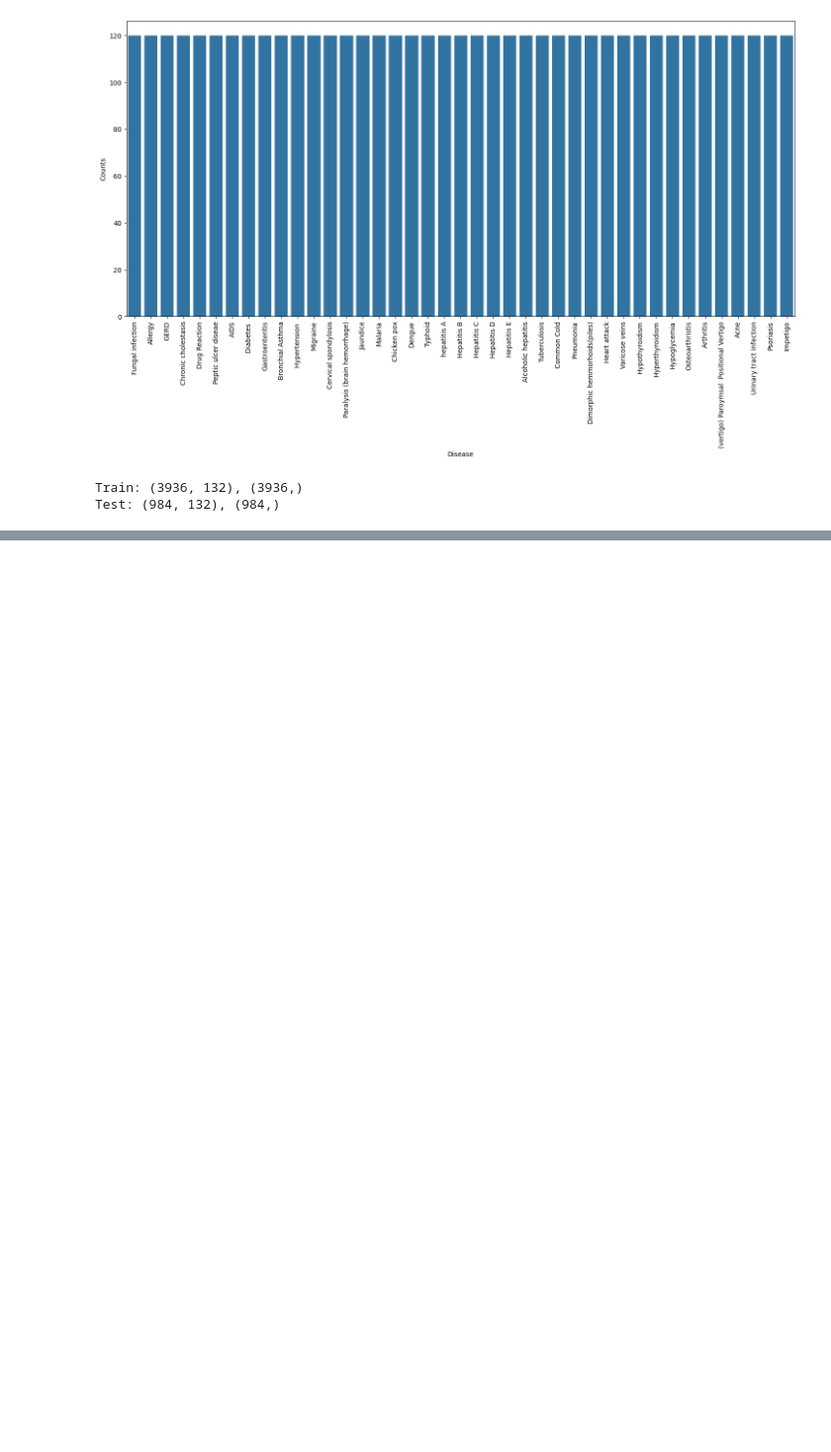
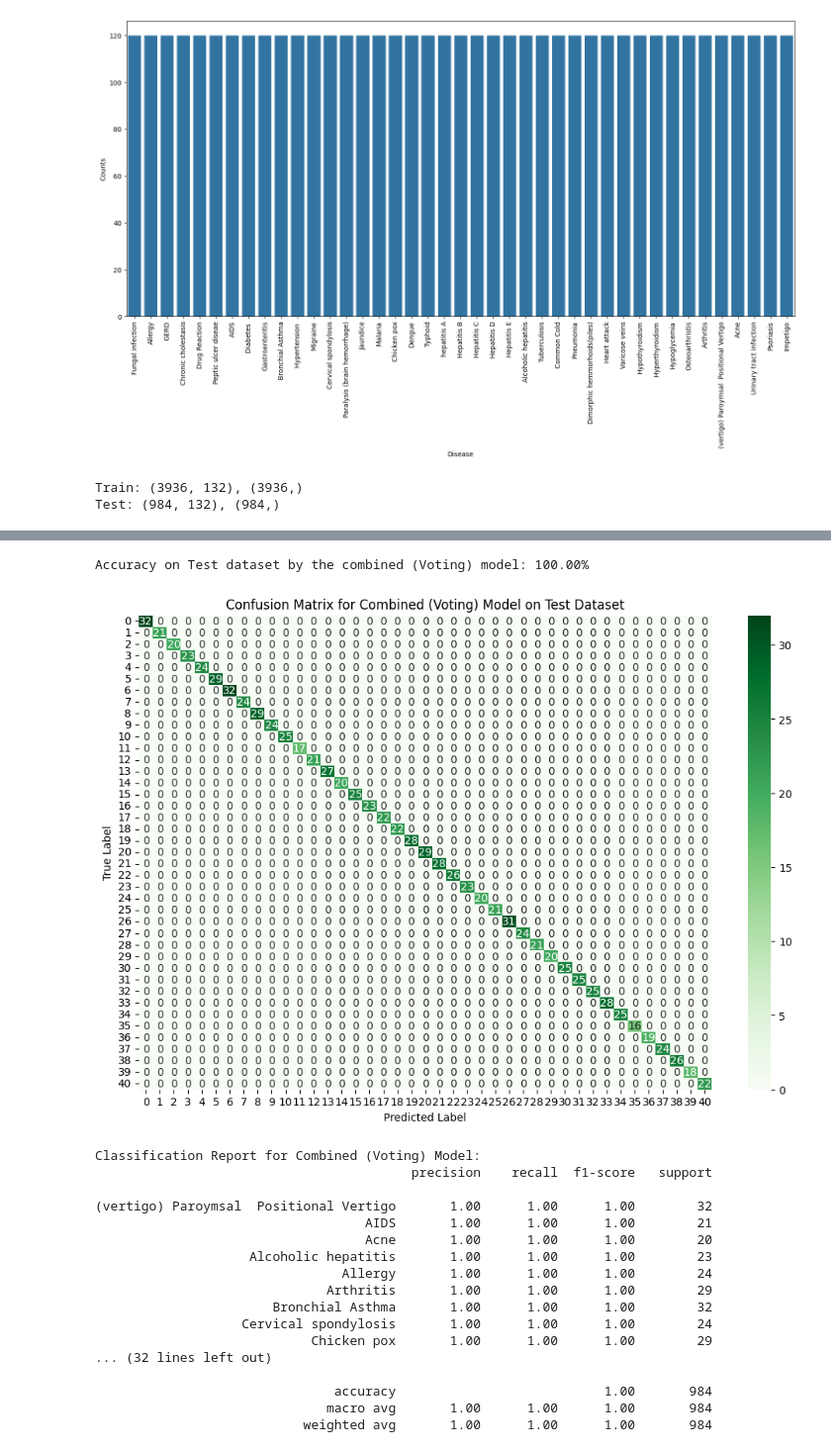
Before and after one commit to Sudhanshu-Ambastha/Multiple-Disease-Prediction-Bot, a Jupyter notebook: Multiple_Disease_prediction_.ipynb, the cells around one changed output, grey strips where cells are left out. Shown: that part at 99% size. Cells and saved outputs as stored; diff of their text form; code cells hidden in the pictures; blank space fills up the shorter version.

```diff
--- a/Multiple_Disease_prediction_.ipynb
+++ b/Multiple_Disease_prediction_.ipynb
@@ -181,0 +104,63 @@ Accuracy on Test dataset by the combined model: 100.0
+# %%
+# Training the final models on the entire training data
+final_svm_model = SVC(probability=True)
+final_nb_model = GaussianNB()
+final_rf_model = RandomForestClassifier(random_state=18)
+final_lr_model = LogisticRegression(random_state=18, solver='liblinear', multi_class='ovr')
+final_dt_model = DecisionTreeClassifier(random_state=18)
+final_knn_model = KNeighborsClassifier()
+final_gb_model = GradientBoostingClassifier(random_state=18)
+final_ab_model = AdaBoostClassifier(random_state=18)
+
+final_svm_model.fit(X, y)
+final_nb_model.fit(X, y)
+final_rf_model.fit(X, y)
+final_lr_model.fit(X, y)
+final_dt_model.fit(X, y)
+final_knn_model.fit(X, y)
+final_gb_model.fit(X, y)
+final_ab_model.fit(X, y)
+
+# Making prediction by taking mode of predictions
+# made by all the classifiers on the test set
+svm_preds = final_svm_model.predict(X_test)
+nb_preds = final_nb_model.predict(X_test)
+rf_preds = final_rf_model.predict(X_test)
+lr_preds = final_lr_model.predict(X_test)
+dt_preds = final_dt_model.predict(X_test)
+knn_preds = final_knn_model.predict(X_test)
+gb_preds = final_gb_model.predict(X_test)
+ab_preds = final_ab_model.predict(X_test)
+
+final_preds = [mode([i, j, k, l, m, n, o, p])[0] for i, j, k, l, m, n, o, p in zip(svm_preds, nb_preds, rf_preds, lr_preds, dt_preds, knn_preds, gb_preds, ab_preds)]
+# %%
+print(f"\nAccuracy on Test dataset by the combined (Voting) model: {accuracy_score(y_test, final_preds) * 100:.2f}%")
+
+cf_matrix = confusion_matrix(y_test, final_preds)
+plt.figure(figsize=(12, 8))
+sns.heatmap(cf_matrix, annot=True, fmt="d", cmap="Greens")
+plt.title("Confusion Matrix for Combined (Voting) Model on Test Dataset")
+plt.xlabel("Predicted Label")
+plt.ylabel("True Label")
+plt.show()
+print(f"Classification Report for Combined (Voting) Model:\n{classification_report(y_test, final_preds, target_names=encoder.classes_, zero_division=0)}")
+# %% [output]
+Accuracy on Test dataset by the combined (Voting) model: 100.00%
+[figure, added]
+Classification Report for Combined (Voting) Model:
+                                         precision    recall  f1-score   support
+
+(vertigo) Paroymsal  Positional Vertigo       1.00      1.00      1.00        32
+                                   AIDS       1.00      1.00      1.00        21
+                                   Acne       1.00      1.00      1.00        20
+                    Alcoholic hepatitis       1.00      1.00      1.00        23
+                                Allergy       1.00      1.00      1.00        24
+                              Arthritis       1.00      1.00      1.00        29
+                       Bronchial Asthma       1.00      1.00      1.00        32
+                   Cervical spondylosis       1.00      1.00      1.00        24
+                            Chicken pox       1.00      1.00      1.00        29
+... (32 lines left out)
+
+                               accuracy                           1.00       984
+                              macro avg       1.00      1.00      1.00       984
+                           weighted avg       1.00      1.00      1.00       984
```
Also changed, not shown: parts of 12 cells of this notebook.
